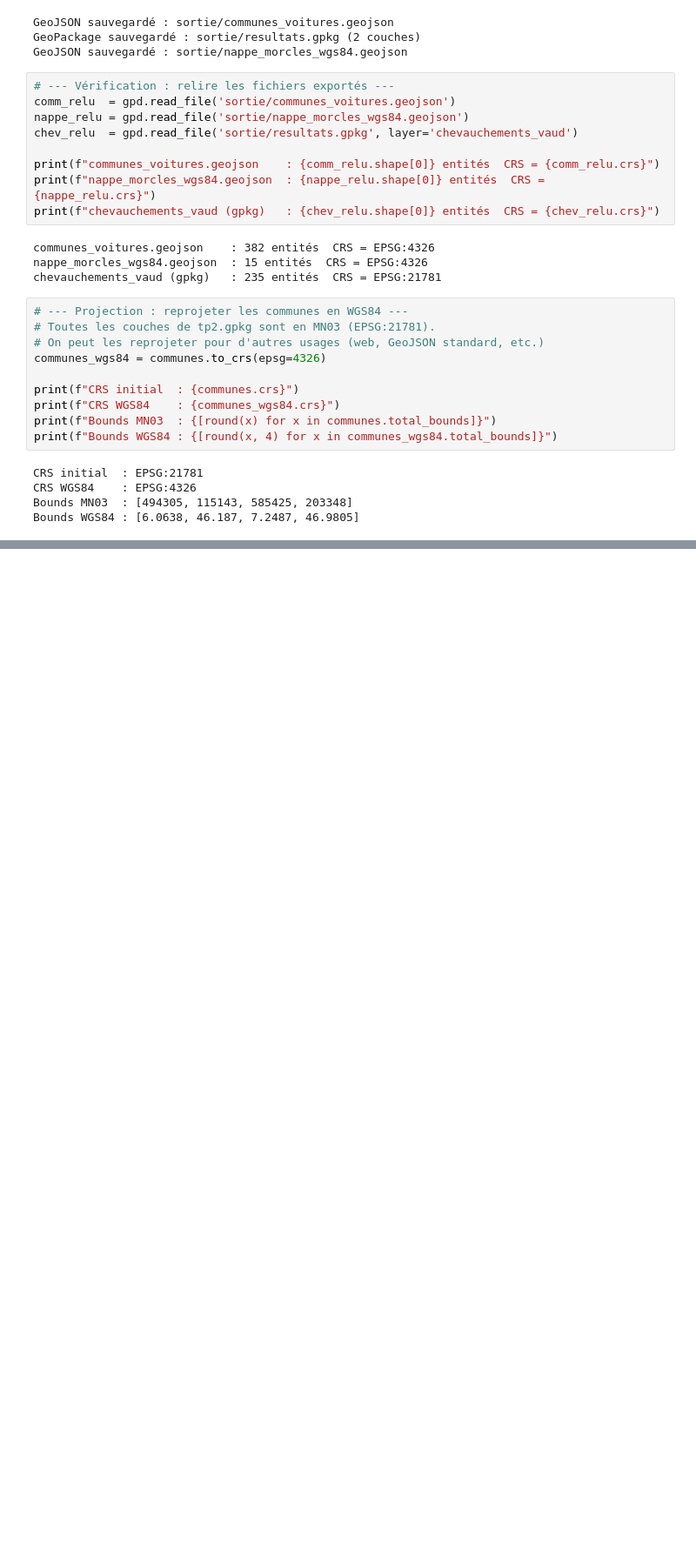
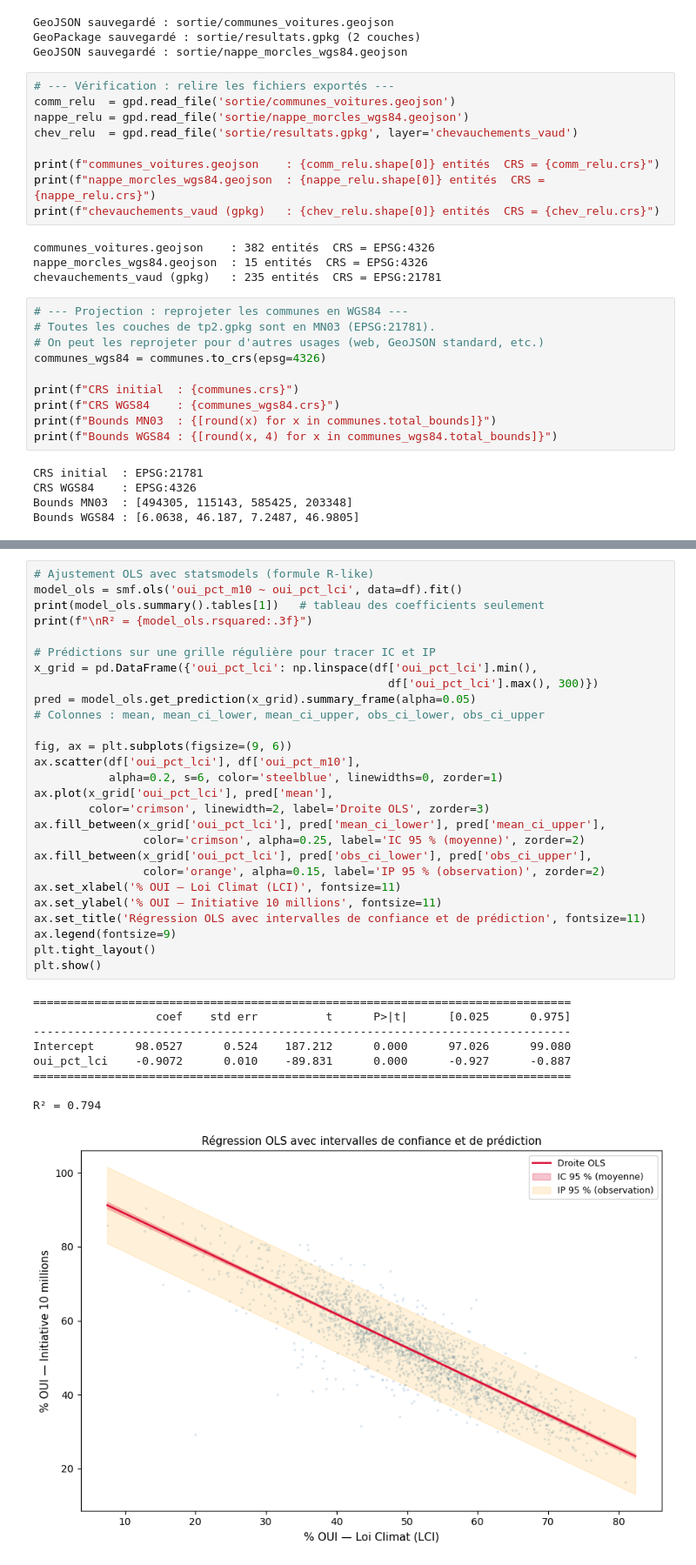
Before and after one commit to gse-unil/2026_Geoinformatique_II, a Jupyter notebook: tps/tp-py02.ipynb, the cells around one changed output, grey strips where cells are left out. Shown at 87% size. Saved outputs shown, nothing was run; the diff lists cells and outputs as text; blank space fills up the shorter version.

Commit message:
update progression régressions

```diff
--- a/tps/tp-py02.ipynb
+++ b/tps/tp-py02.ipynb
@@ -609,0 +708,37 @@ Bounds WGS84 : [6.0638, 46.187, 7.2487, 46.9805]
+# %%
+# Ajustement OLS avec statsmodels (formule R-like)
+model_ols = smf.ols('oui_pct_m10 ~ oui_pct_lci', data=df).fit()
+print(model_ols.summary().tables[1])   # tableau des coefficients seulement
+print(f"\nR² = {model_ols.rsquared:.3f}")
+
+# Prédictions sur une grille régulière pour tracer IC et IP
+x_grid = pd.DataFrame({'oui_pct_lci': np.linspace(df['oui_pct_lci'].min(),
+                                                    df['oui_pct_lci'].max(), 300)})
+pred = model_ols.get_prediction(x_grid).summary_frame(alpha=0.05)
+# Colonnes : mean, mean_ci_lower, mean_ci_upper, obs_ci_lower, obs_ci_upper
+
+fig, ax = plt.subplots(figsize=(9, 6))
+ax.scatter(df['oui_pct_lci'], df['oui_pct_m10'],
+           alpha=0.2, s=6, color='steelblue', linewidths=0, zorder=1)
+ax.plot(x_grid['oui_pct_lci'], pred['mean'],
+        color='crimson', linewidth=2, label='Droite OLS', zorder=3)
+ax.fill_between(x_grid['oui_pct_lci'], pred['mean_ci_lower'], pred['mean_ci_upper'],
+                color='crimson', alpha=0.25, label='IC 95 % (moyenne)', zorder=2)
+ax.fill_between(x_grid['oui_pct_lci'], pred['obs_ci_lower'], pred['obs_ci_upper'],
+                color='orange', alpha=0.15, label='IP 95 % (observation)', zorder=2)
+ax.set_xlabel('% OUI — Loi Climat (LCI)', fontsize=11)
+ax.set_ylabel('% OUI — Initiative 10 millions', fontsize=11)
+ax.set_title('Régression OLS avec intervalles de confiance et de prédiction', fontsize=11)
+ax.legend(fontsize=9)
+plt.tight_layout()
+plt.show()
+# %% [output]
+===============================================================================
+                  coef    std err          t      P>|t|      [0.025      0.975]
+-------------------------------------------------------------------------------
+Intercept      98.0527      0.524    187.212      0.000      97.026      99.080
+oui_pct_lci    -0.9072      0.010    -89.831      0.000      -0.927      -0.887
+===============================================================================
+
+R² = 0.794
+[figure, added]
```
Also changed, not shown: parts of 14 cells of this notebook, 3 other files.
